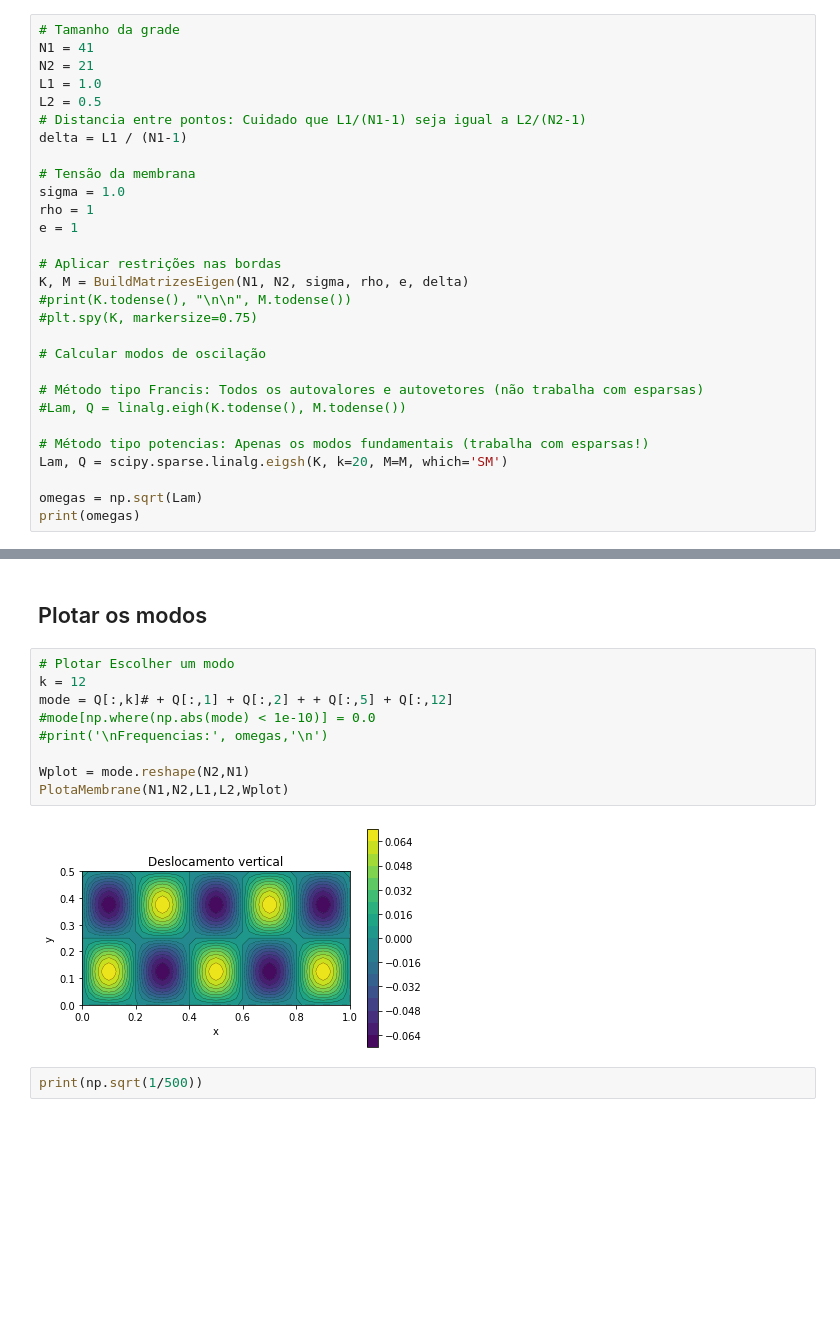
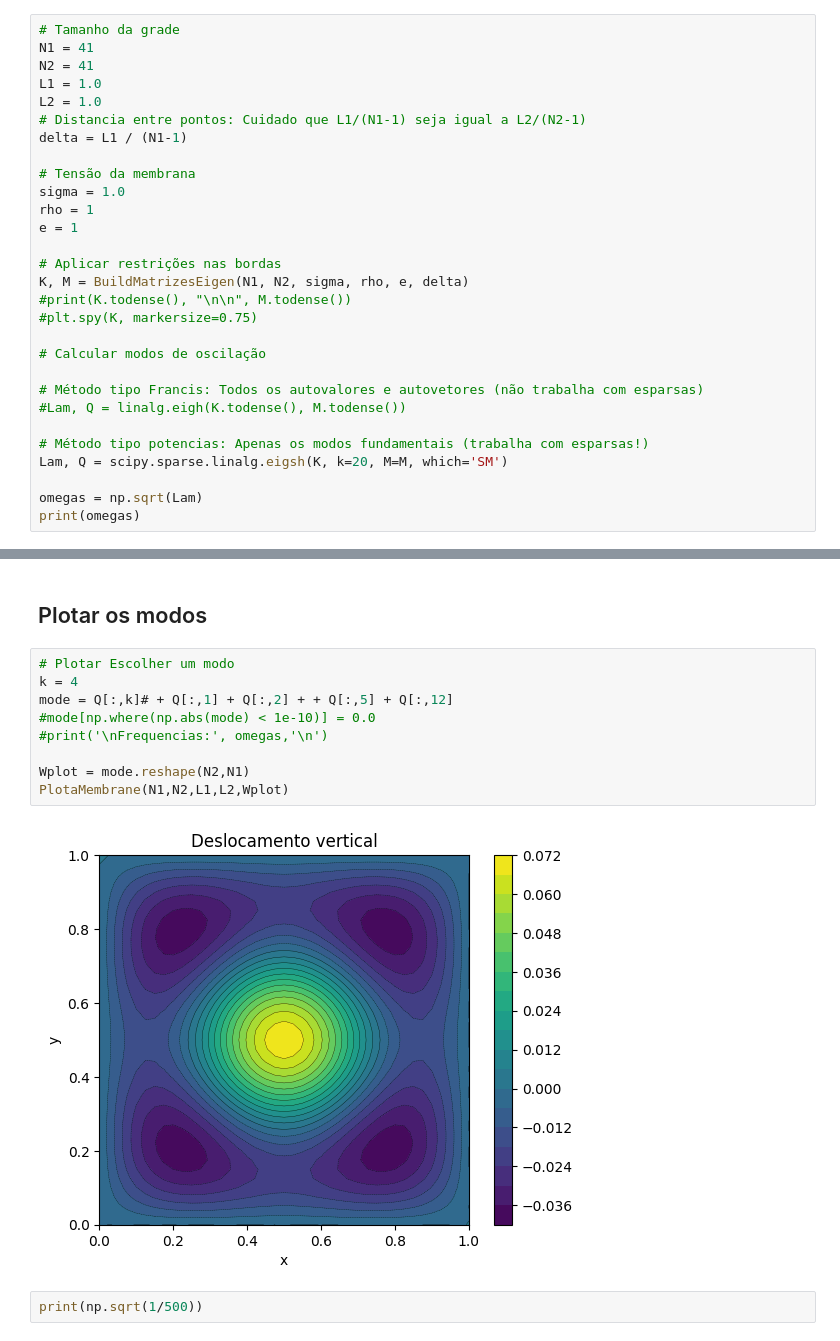
Before and after one commit to LuisFSForti/Atividades_USP, a Jupyter notebook: Calculo_Numerico/Atividade_4/Eigen_examples_05_2024.ipynb, the cells around one changed output, grey strips where cells are left out. Saved outputs shown, nothing was run; the diff lists cells and outputs as text; blank space fills up the shorter version.

```diff
--- a/Calculo_Numerico/Atividade_4/Eigen_examples_05_2024.ipynb
+++ b/Calculo_Numerico/Atividade_4/Eigen_examples_05_2024.ipynb
@@ -76,9 +77,9 @@ def BuildMatrizesEigen(N1, N2, sigma, rho, e, delta):
 # %%
 # Tamanho da grade
 N1 = 41
-N2 = 21
+N2 = 41
 L1 = 1.0
-L2 = 0.5
+L2 = 1.0
 # Distancia entre pontos: Cuidado que L1/(N1-1) seja igual a L2/(N2-1)
 delta = L1 / (N1-1)
 
@@ -111,15 +112,15 @@ print(omegas)
 ## Plotar os modos
 # %%
 # Plotar Escolher um modo
-k = 12
+k = 4
 mode = Q[:,k]# + Q[:,1] + Q[:,2] + + Q[:,5] + Q[:,12]
 #mode[np.where(np.abs(mode) < 1e-10)] = 0.0
 #print('\nFrequencias:', omegas,'\n')
 
 Wplot = mode.reshape(N2,N1)
 PlotaMembrane(N1,N2,L1,L2,Wplot)
 # %% [output]
-[figure, old version]
+[figure, new version]
 # %%
 print(np.sqrt(1/500))
 # %% [output]
```
Also changed, not shown: parts of 2 cells of this notebook, 1 other file.
